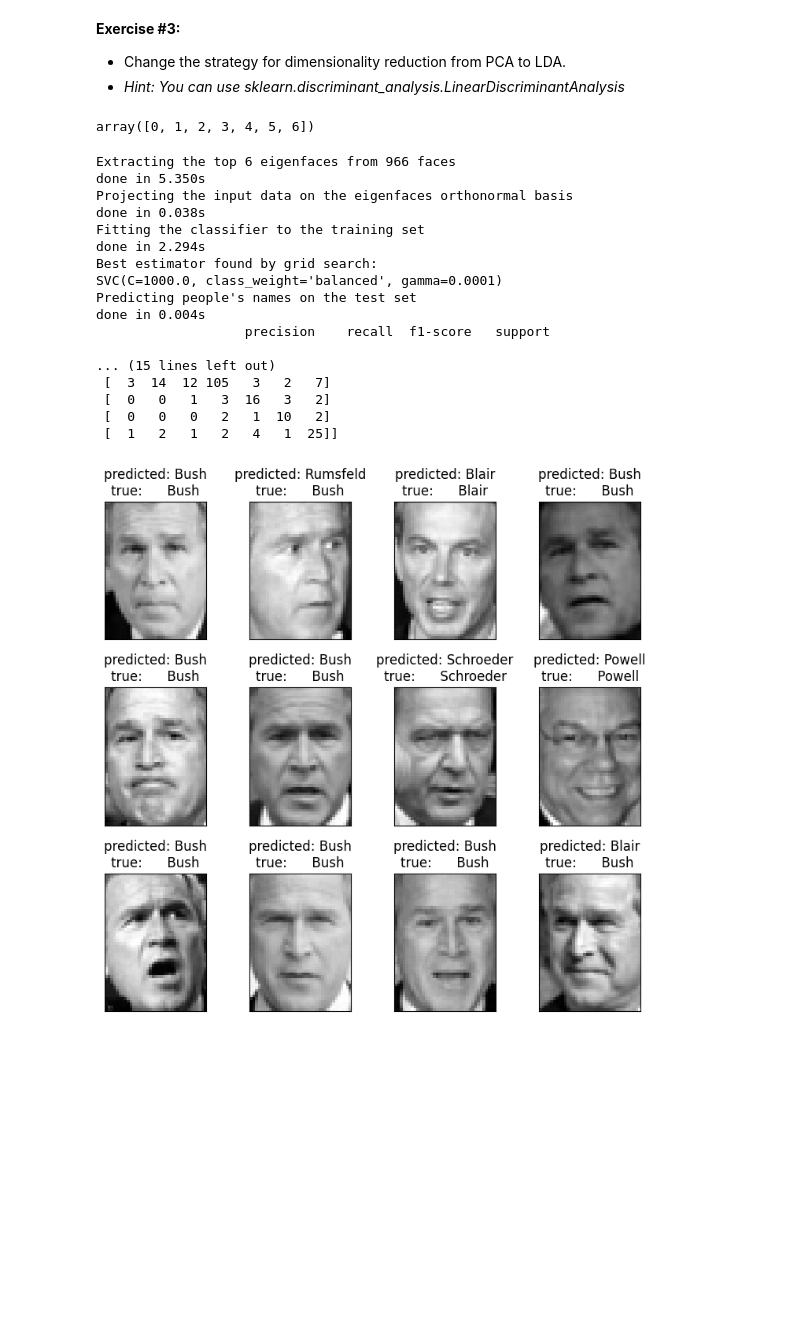
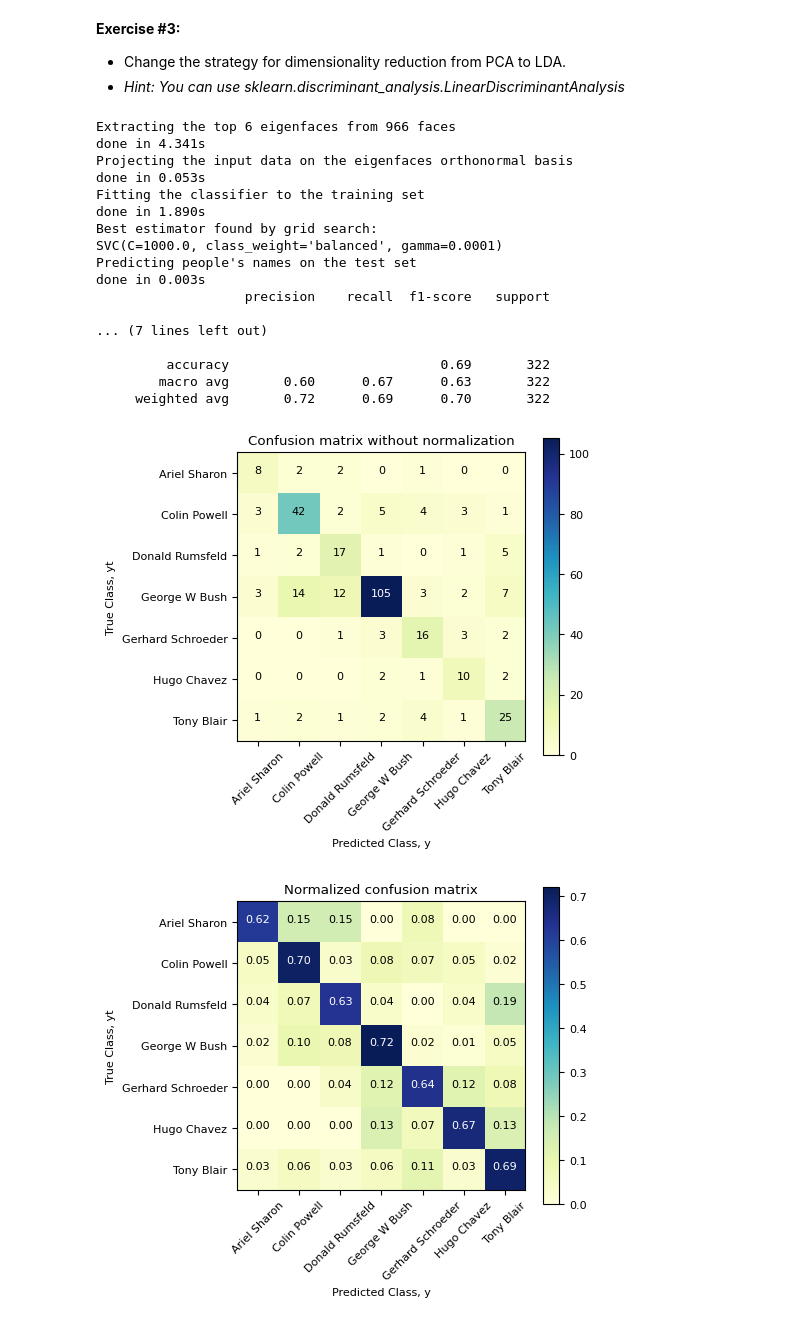
Before and after one commit to MarioROT/CV-MAI, a Jupyter notebook: Session 6/p6_face_detection_and_recognition.ipynb, the cells around one changed output. Drawn from its saved outputs; the diff is of its cells as text; code cells hidden in the pictures; blank space fills up the shorter version.

```diff
--- a/Session 6/p6_face_detection_and_recognition.ipynb
+++ b/Session 6/p6_face_detection_and_recognition.ipynb
@@ -866,10 +868,6 @@ p.bar(list(range(0,n_components)), pca.explained_variance_ratio_, color=colors[2
 
 *   Change the strategy for dimensionality reduction from PCA to LDA.
 *   *Hint: You can use sklearn.discriminant_analysis.LinearDiscriminantAnalysis*
-# %%
-np.unique(y_train)
-# %% [output]
-array([0, 1, 2, 3, 4, 5, 6])
 # %%
 # solution
 from sklearn.discriminant_analysis import LinearDiscriminantAnalysis
@@ -907,42 +905,43 @@ clf = GridSearchCV(SVC(kernel='rbf', class_weight='balanced'),
 clf = clf.fit(X_train_lda, y_train)
 
 print("done in %0.3fs" % (time() - t0))
 print("Best estimator found by grid search:")
 print(clf.best_estimator_)
 
 # Quantitative evaluation of the model quality on the test set
 
 print("Predicting people's names on the test set")
 t0 = time()
 
 y_pred = clf.predict(X_test_lda)
 print("done in %0.3fs" % (time() - t0))
 
 print(classification_report(y_test, y_pred, target_names=target_names))
 
-print(confusion_matrix(y_test, y_pred, labels=range(n_classes)))
-
+cp.plot_confusion_matrix(confusion_matrix(y_test, y_pred),target_names, (5,5), colors='YlGnBu', normalize=False, fsizes={'font':8})
+cp.plot_confusion_matrix(confusion_matrix(y_test, y_pred),target_names, (5,5), colors='YlGnBu', normalize=True, fsizes={'font':8})
 
 prediction_titles = [title(y_pred, y_test, target_names, i)
                      for i in range(y_pred.shape[0])]
 
 plot_gallery(X_test, prediction_titles, h, w)
 # %% [output]
 Extracting the top 6 eigenfaces from 966 faces
-done in 5.350s
+done in 4.341s
 Projecting the input data on the eigenfaces orthonormal basis
-done in 0.038s
+done in 0.053s
 Fitting the classifier to the training set
-done in 2.294s
+done in 1.890s
 Best estimator found by grid search:
 SVC(C=1000.0, class_weight='balanced', gamma=0.0001)
 Predicting people's names on the test set
-done in 0.004s
+done in 0.003s
                    precision    recall  f1-score   support
 
-... (15 lines left out)
- [  3  14  12 105   3   2   7]
- [  0   0   1   3  16   3   2]
- [  0   0   0   2   1  10   2]
- [  1   2   1   2   4   1  25]]
+... (7 lines left out)
+
+         accuracy                           0.69       322
+        macro avg       0.60      0.67      0.63       322
+     weighted avg       0.72      0.69      0.70       322
-[figure, old version]
+[figure, new version]
+[figure, added]
```
Also changed, not shown: parts of 26 cells of this notebook.
